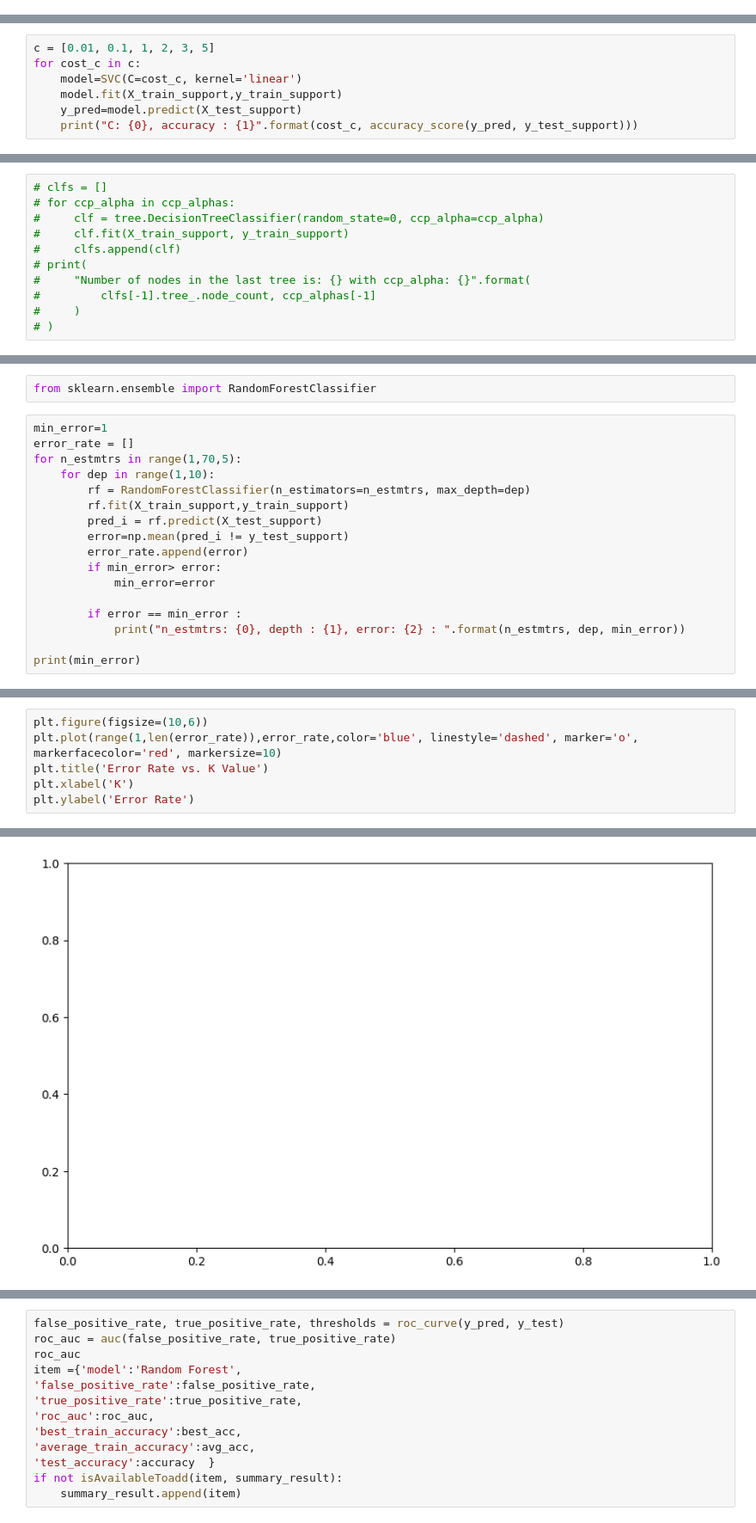
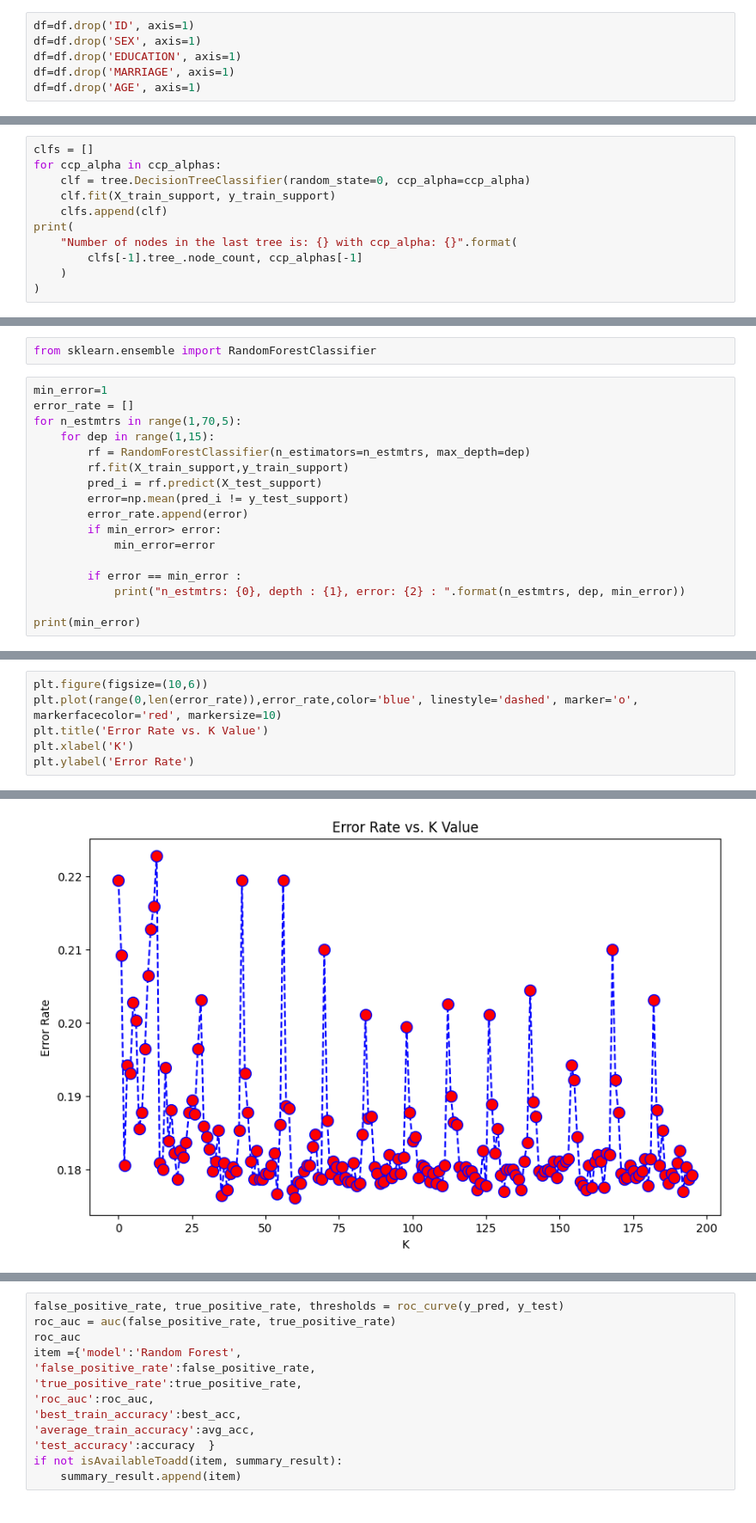
Before and after one commit to rayhanul/COMS572, a Jupyter notebook: project.ipynb, the cells around one changed output, grey strips where cells are left out. Shown: that part at 86% size. Drawn from its saved outputs; the diff is of its cells as text.

```diff
--- a/project.ipynb
+++ b/project.ipynb
@@ -323,3 +321,9 @@ df=df.drop('ID', axis=1)
+# %%
+df=df.drop('ID', axis=1)
+df=df.drop('SEX', axis=1)
+df=df.drop('EDUCATION', axis=1)
+df=df.drop('MARRIAGE', axis=1)
+df=df.drop('AGE', axis=1)
 # %%
 df
 # %% [output]
@@ -626,10 +630,3 @@ summary_result
 from sklearn.svm import SVC
 # %%
 X_train_support,X_test_support,y_train_support,y_test_support = train_test_split(X,y,train_size=0.85,random_state=1)
-# %%
-c = [0.01, 0.1, 1, 2, 3, 5]
-for cost_c in c:
-    model=SVC(C=cost_c, kernel='linear')
-    model.fit(X_train_support,y_train_support)
-    y_pred=model.predict(X_test_support)
-    print("C: {0}, accuracy : {1}".format(cost_c, accuracy_score(y_pred, y_test_support)))
@@ -716,11 +706,11 @@ Text(0.5, 1.0, 'Total Impurity vs effective alpha for training set')
 # %%
-# clfs = []
-# for ccp_alpha in ccp_alphas:
-#     clf = tree.DecisionTreeClassifier(random_state=0, ccp_alpha=ccp_alpha)
-#     clf.fit(X_train_support, y_train_support)
-#     clfs.append(clf)
-# print(
-#     "Number of nodes in the last tree is: {} with ccp_alpha: {}".format(
-#         clfs[-1].tree_.node_count, ccp_alphas[-1]
-#     )
-# )
+clfs = []
+for ccp_alpha in ccp_alphas:
+    clf = tree.DecisionTreeClassifier(random_state=0, ccp_alpha=ccp_alpha)
+    clf.fit(X_train_support, y_train_support)
+    clfs.append(clf)
+print(
+    "Number of nodes in the last tree is: {} with ccp_alpha: {}".format(
+        clfs[-1].tree_.node_count, ccp_alphas[-1]
+    )
+)
@@ -812,7 +816,7 @@ from sklearn.ensemble import RandomForestClassifier
 min_error=1
 error_rate = []
 for n_estmtrs in range(1,70,5):
-    for dep in range(1,10):
+    for dep in range(1,15):
         rf = RandomForestClassifier(n_estimators=n_estmtrs, max_depth=dep)
         rf.fit(X_train_support,y_train_support)
         pred_i = rf.predict(X_test_support)
@@ -843,6 +845,6 @@ print(len(error_rate))
 # %%
 plt.figure(figsize=(10,6))
-plt.plot(range(1,len(error_rate)),error_rate,color='blue', linestyle='dashed', marker='o', markerfacecolor='red', markersize=10)
+plt.plot(range(0,len(error_rate)),error_rate,color='blue', linestyle='dashed', marker='o', markerfacecolor='red', markersize=10)
 plt.title('Error Rate vs. K Value')
 plt.xlabel('K')
 plt.ylabel('Error Rate')
@@ -851 +853 @@ ValueError: x and y must have same first dimension, but have shapes (125,) and (
-[figure, old version]
+[figure, new version]
```
Also changed, not shown: parts of 39 cells of this notebook.
